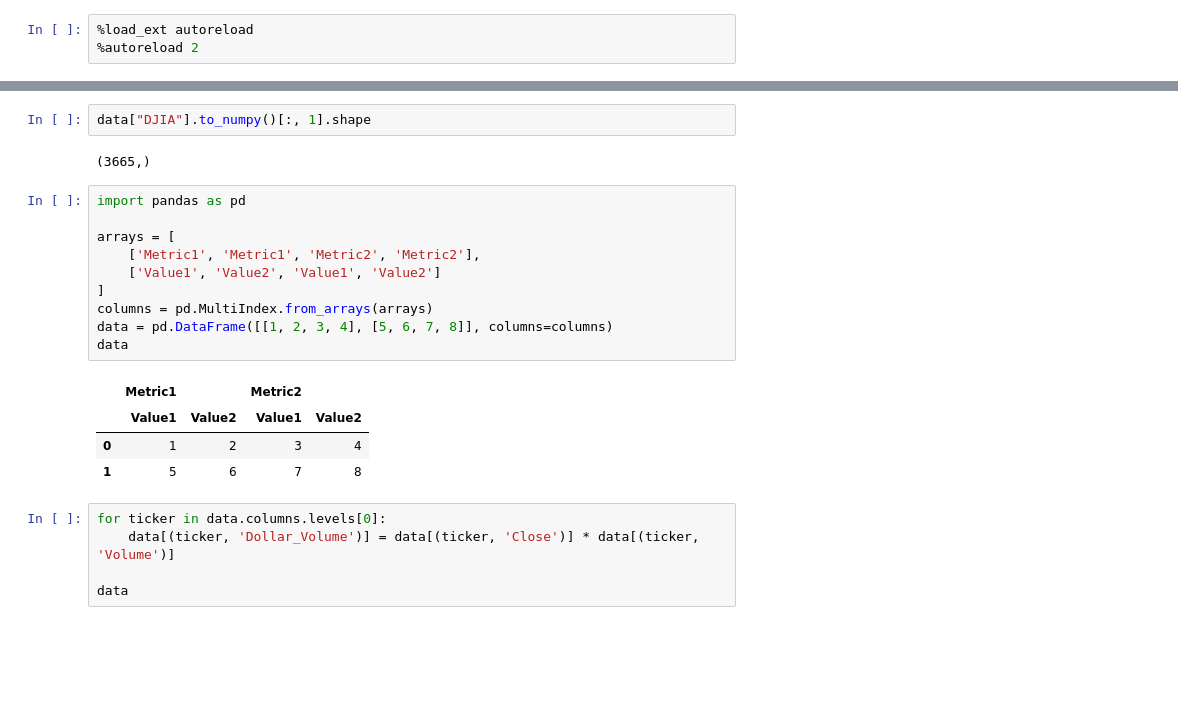
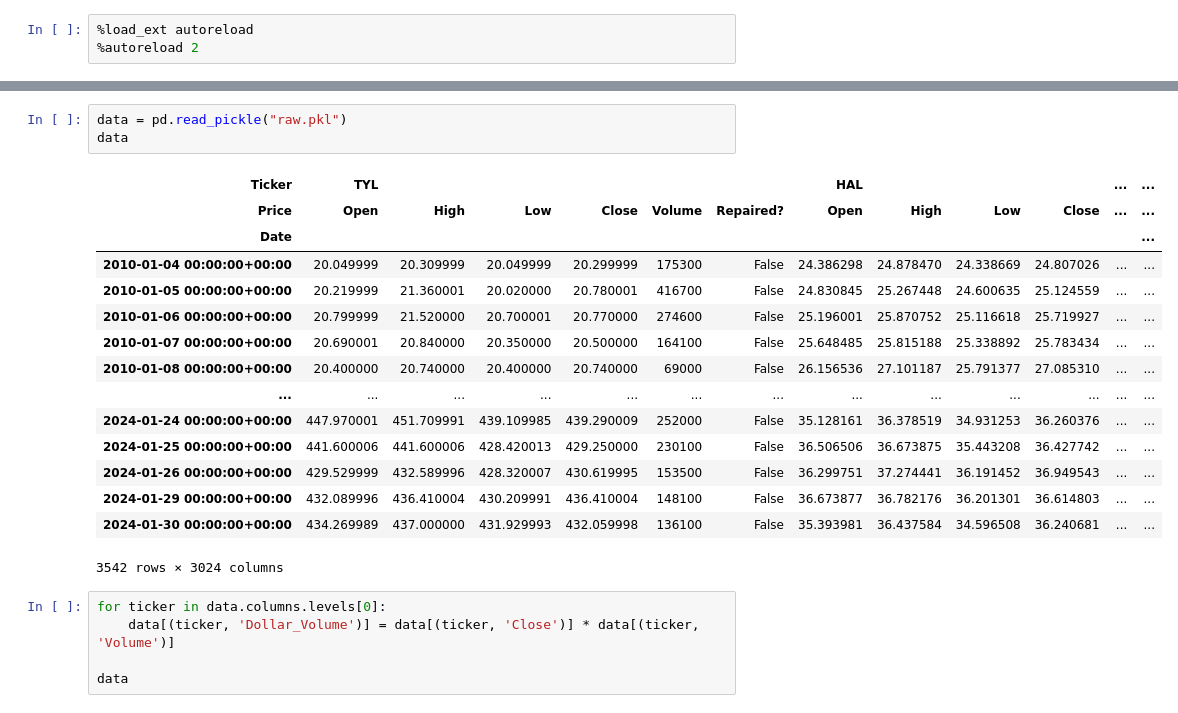
Before and after one commit to PsuperX/stocks-prediction-labia, a Jupyter notebook: notebooks/00-testing.ipynb, the cells around one changed output, grey strips where cells are left out. Drawn from its saved outputs; the diff is of its cells as text; blank space fills up the shorter version.

```diff
--- a/notebooks/00-testing.ipynb
+++ b/notebooks/00-testing.ipynb
@@ -48,22 +49,22 @@ data = yf.download(" ".join(CONFIG["indices"]), start="2010-01-01", end="2024-01
-# %%
-data["DJIA"].to_numpy()[:, 1].shape
-# %% [output]
-(3665,)
-# %%
-import pandas as pd
-
-arrays = [
-    ['Metric1', 'Metric1', 'Metric2', 'Metric2'],
-    ['Value1', 'Value2', 'Value1', 'Value2']
-]
-columns = pd.MultiIndex.from_arrays(arrays)
-data = pd.DataFrame([[1, 2, 3, 4], [5, 6, 7, 8]], columns=columns)
-data
-# %% [output]
-|  | Metric1 |  | Metric2 |  |
-|  | Value1 | Value2 | Value1 | Value2 |
-| 0 | 1 | 2 | 3 | 4 |
-| 1 | 5 | 6 | 7 | 8 |
+# %%
+data = pd.read_pickle("raw.pkl")
+data
+# %% [output]
+| Ticker | TYL |  |  |  |  |  | HAL |  |  |  | ... | ... |
+| Price | Open | High | Low | Close | Volume | Repaired? | Open | High | Low | Close | ... | ... |
+| Date |  |  |  |  |  |  |  |  |  |  |  | ... |
+| 2010-01-04 00:00:00+00:00 | 20.049999 | 20.309999 | 20.049999 | 20.299999 | 175300 | False | 24.386298 | 24.878470 | 24.338669 | 24.807026 | ... | ... |
+| 2010-01-05 00:00:00+00:00 | 20.219999 | 21.360001 | 20.020000 | 20.780001 | 416700 | False | 24.830845 | 25.267448 | 24.600635 | 25.124559 | ... | ... |
+| 2010-01-06 00:00:00+00:00 | 20.799999 | 21.520000 | 20.700001 | 20.770000 | 274600 | False | 25.196001 | 25.870752 | 25.116618 | 25.719927 | ... | ... |
+| 2010-01-07 00:00:00+00:00 | 20.690001 | 20.840000 | 20.350000 | 20.500000 | 164100 | False | 25.648485 | 25.815188 | 25.338892 | 25.783434 | ... | ... |
+| 2010-01-08 00:00:00+00:00 | 20.400000 | 20.740000 | 20.400000 | 20.740000 | 69000 | False | 26.156536 | 27.101187 | 25.791377 | 27.085310 | ... | ... |
+| ... | ... | ... | ... | ... | ... | ... | ... | ... | ... | ... | ... | ... |
+| 2024-01-24 00:00:00+00:00 | 447.970001 | 451.709991 | 439.109985 | 439.290009 | 252000 | False | 35.128161 | 36.378519 | 34.931253 | 36.260376 | ... | ... |
+| 2024-01-25 00:00:00+00:00 | 441.600006 | 441.600006 | 428.420013 | 429.250000 | 230100 | False | 36.506506 | 36.673875 | 35.443208 | 36.427742 | ... | ... |
+| 2024-01-26 00:00:00+00:00 | 429.529999 | 432.589996 | 428.320007 | 430.619995 | 153500 | False | 36.299751 | 37.274441 | 36.191452 | 36.949543 | ... | ... |
+| 2024-01-29 00:00:00+00:00 | 432.089996 | 436.410004 | 430.209991 | 436.410004 | 148100 | False | 36.673877 | 36.782176 | 36.201301 | 36.614803 | ... | ... |
+| 2024-01-30 00:00:00+00:00 | 434.269989 | 437.000000 | 431.929993 | 432.059998 | 136100 | False | 35.393981 | 36.437584 | 34.596508 | 36.240681 | ... | ... |
+3542 rows × 3024 columns
 # %%
 for ticker in data.columns.levels[0]:
     data[(ticker, 'Dollar_Volume')] = data[(ticker, 'Close')] * data[(ticker, 'Volume')]
```
Also changed, not shown: parts of 10 cells of this notebook, 9 other files.
